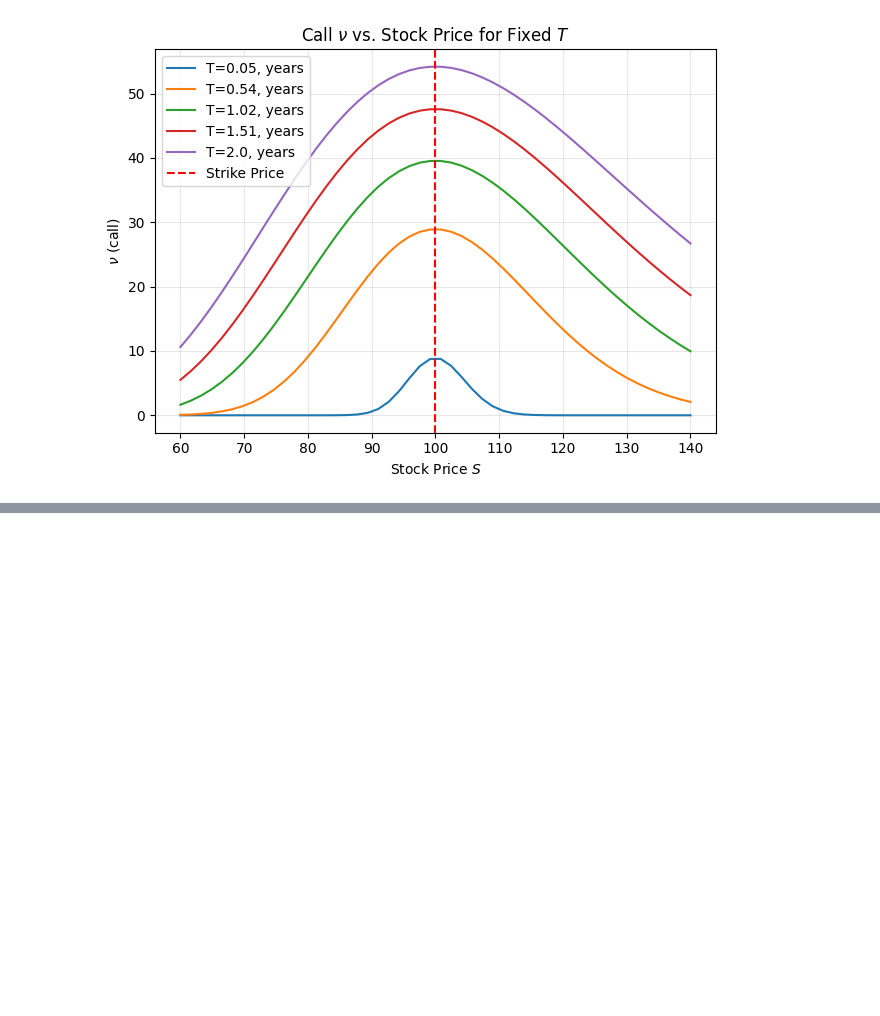
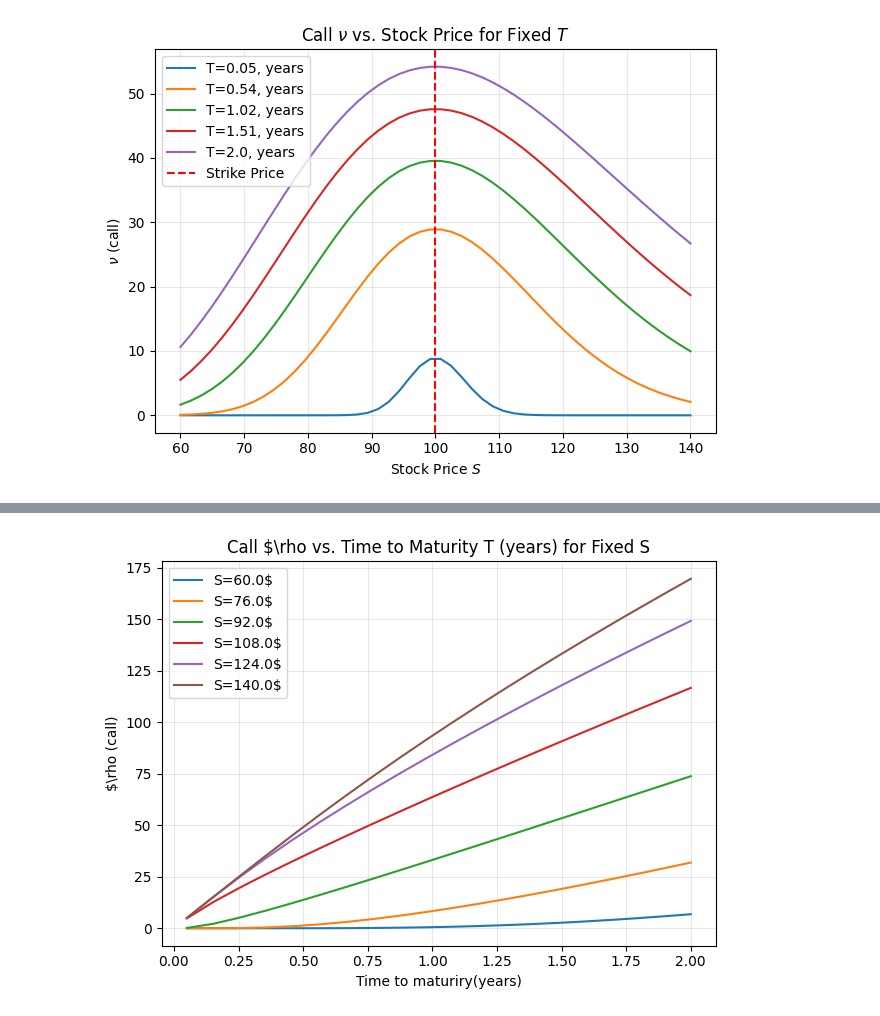
Before and after one commit to conformist89/greeks, a Jupyter notebook: greeks.ipynb, the cells around one changed output, grey strips where cells are left out. Cells and saved outputs as stored; diff of their text form; code cells hidden in the pictures; blank space fills up the shorter version.

```diff
--- a/greeks.ipynb
+++ b/greeks.ipynb
@@ -224,6 +239,8 @@ def plot_greek_vs_T(greek_l, K, r, sigm,time_points,
         gr_l = r"$\Gamma$"
     elif greek_l == "vega":
         gr_l = "$\\nu$"
+    elif greek_l == "rho":
+        gr_l = "$\\rho"
     else:
         raise ValueError(f"Unknown greek_l: {greek_l}")
 
@@ -310,0 +338,4 @@ plot_greek_vs_S("vega", K, r, sigm,fixed_time,
+# %%
+plot_greek_vs_T("rho", K, r, sigm,time_points, fixed_ST, opt_type="call")
+# %% [output]
+[figure, added]
```
Also changed, not shown: parts of 5 cells of this notebook.
